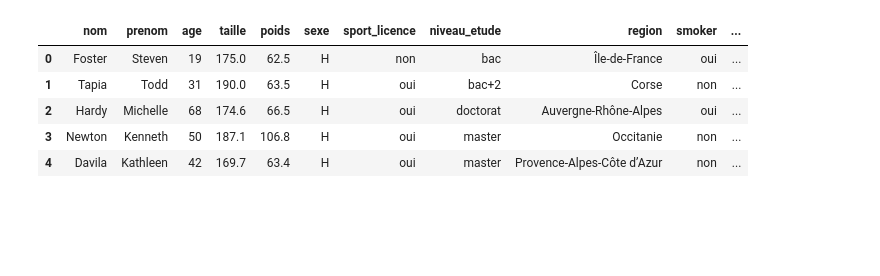
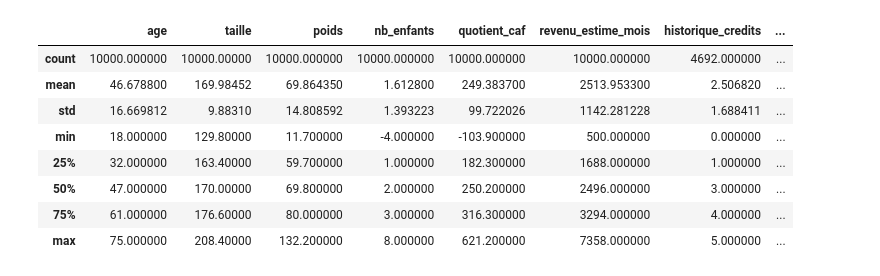
Before and after one commit to mabeyrou/M3, a Jupyter notebook: explo.ipynb, the cells around one changed output. Cells and saved outputs as stored; diff of their text form; code cells hidden in the pictures; blank space fills up the shorter version.

```diff
--- a/explo.ipynb
+++ b/explo.ipynb
@@ -6,0 +5,3 @@ df = pd.read_csv(data_path)
+# %%
+df = pd.read_csv(join('data', 'raw_new_data.csv'))
+df.info()
@@ -7,9 +26,12 @@ df = pd.read_csv(data_path)
 # %%
-df.head()
+df.describe()
 # %% [output]
-|  | nom | prenom | age | taille | poids | sexe | sport_licence | niveau_etude | region | smoker | ... |
-| 0 | Foster | Steven | 19 | 175.0 | 62.5 | H | non | bac | Île-de-France | oui | ... |
-| 1 | Tapia | Todd | 31 | 190.0 | 63.5 | H | oui | bac+2 | Corse | non | ... |
-| 2 | Hardy | Michelle | 68 | 174.6 | 66.5 | H | oui | doctorat | Auvergne-Rhône-Alpes | oui | ... |
-| 3 | Newton | Kenneth | 50 | 187.1 | 106.8 | H | oui | master | Occitanie | non | ... |
-| 4 | Davila | Kathleen | 42 | 169.7 | 63.4 | H | oui | master | Provence-Alpes-Côte d’Azur | non | ... |
+|  | age | taille | poids | nb_enfants | quotient_caf | revenu_estime_mois | historique_credits | ... |
+| count | 10000.000000 | 10000.00000 | 10000.000000 | 10000.000000 | 10000.000000 | 10000.000000 | 4692.000000 | ... |
+| mean | 46.678800 | 169.98452 | 69.864350 | 1.612800 | 249.383700 | 2513.953300 | 2.506820 | ... |
+| std | 16.669812 | 9.88310 | 14.808592 | 1.393223 | 99.722026 | 1142.281228 | 1.688411 | ... |
+| min | 18.000000 | 129.80000 | 11.700000 | -4.000000 | -103.900000 | 500.000000 | 0.000000 | ... |
+| 25% | 32.000000 | 163.40000 | 59.700000 | 1.000000 | 182.300000 | 1688.000000 | 1.000000 | ... |
+| 50% | 47.000000 | 170.00000 | 69.800000 | 2.000000 | 250.200000 | 2496.000000 | 3.000000 | ... |
+| 75% | 61.000000 | 176.60000 | 80.000000 | 3.000000 | 316.300000 | 3294.000000 | 4.000000 | ... |
+| max | 75.000000 | 208.40000 | 132.200000 | 8.000000 | 621.200000 | 7358.000000 | 5.000000 | ... |
```
Also changed, not shown: parts of 13 cells of this notebook, 28 other files.
